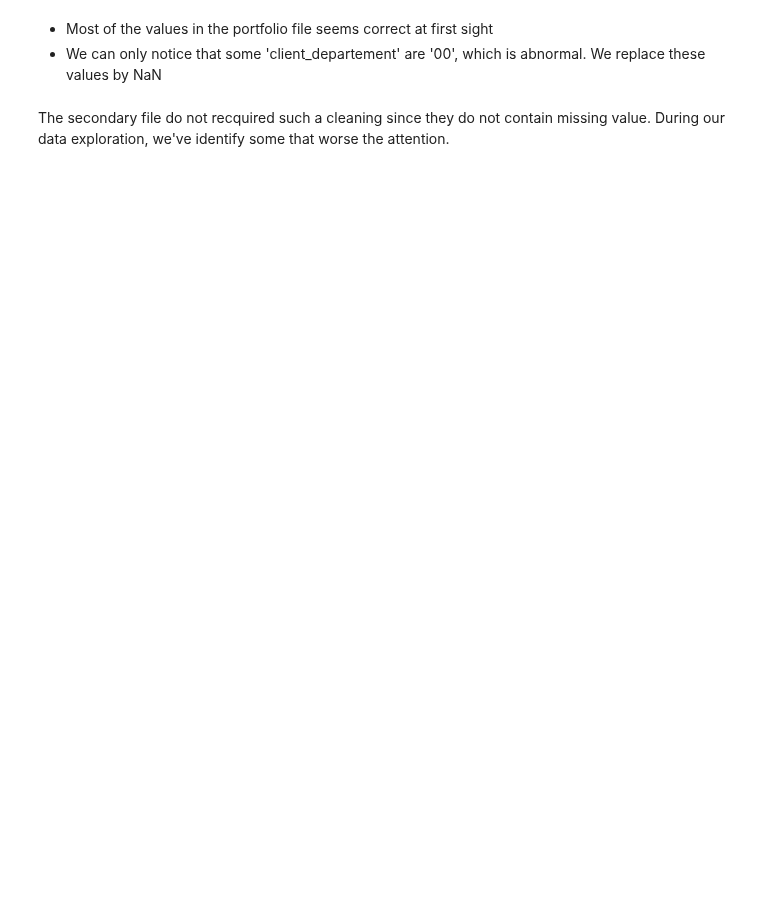
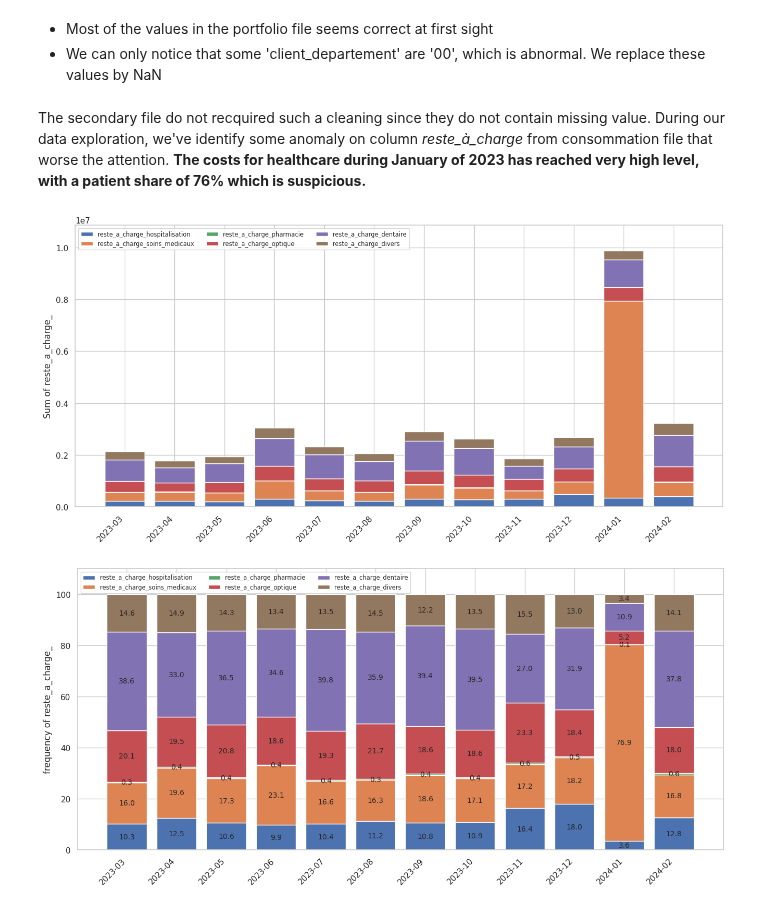
Before and after one commit to kellybourbon2/Alptis-churn-prediction, a Jupyter notebook: Data_quality_and_cleaning.ipynb, the cells around one changed output. Saved outputs shown, nothing was run; the diff lists cells and outputs as text; code cells hidden in the pictures; blank space fills up the shorter version.

```diff
--- a/Data_quality_and_cleaning.ipynb
+++ b/Data_quality_and_cleaning.ipynb
@@ -393,6 +395,18 @@ df_portefeuille_courtier.describe()
 - We can only notice that some 'client_departement' are '00', which is abnormal. We replace these values by NaN
 # %% [markdown]
 The secondary file do not recquired such a cleaning since they do not contain missing value.
-During our data exploration, we've identify some that worse the attention.
+During our data exploration, we've identify some anomaly on column *reste_à_charge* from consommation file that worse the attention. **The costs for healthcare during January of 2023 has reached very high level, with a patient share of 76% which is suspicious.**
 # %%
-#Habib: file consumption
+# Aggregate the dataset by datetime
+df_consommations['annee_mois_paiement'] = pd.to_datetime(df_consommations['annee_mois_paiement'], format='%Y-%m') + pd.offsets.MonthEnd(1)
+list_numerical = df_consommations.select_dtypes(exclude=["object","bool", "datetime"]).columns.to_list()
+list_datetime = df_consommations.select_dtypes(include=["datetime"]).columns.to_list()
+df_conso_datetime = df_consommations[list_datetime + list_numerical].groupby(by='annee_mois_paiement').agg('sum').reset_index()
+df_conso_datetime['month-year'] = df_conso_datetime['annee_mois_paiement'].dt.to_period('M').astype(str)
+df_conso_datetime.head(5)
+
+#Representing the distribution of costs among care types for each month of 2023
+stacked_bar(data=df_conso_datetime, variable_root_name='reste_a_charge_', x_axis_variable='month-year', type_stack='classic')
+# %% [output]
+[figure, added]
+[figure, added]
```
Also changed, not shown: parts of 2 cells of this notebook, 5 other files.
